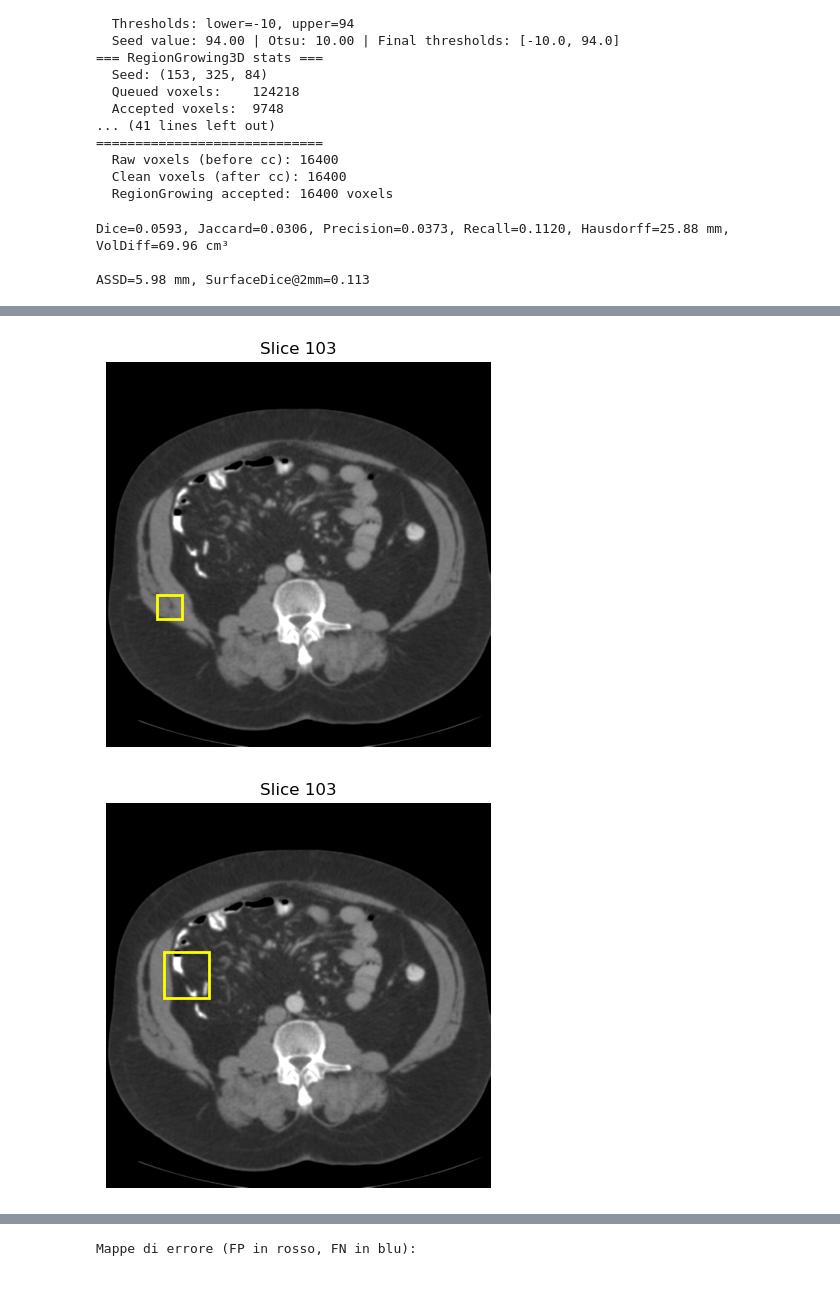
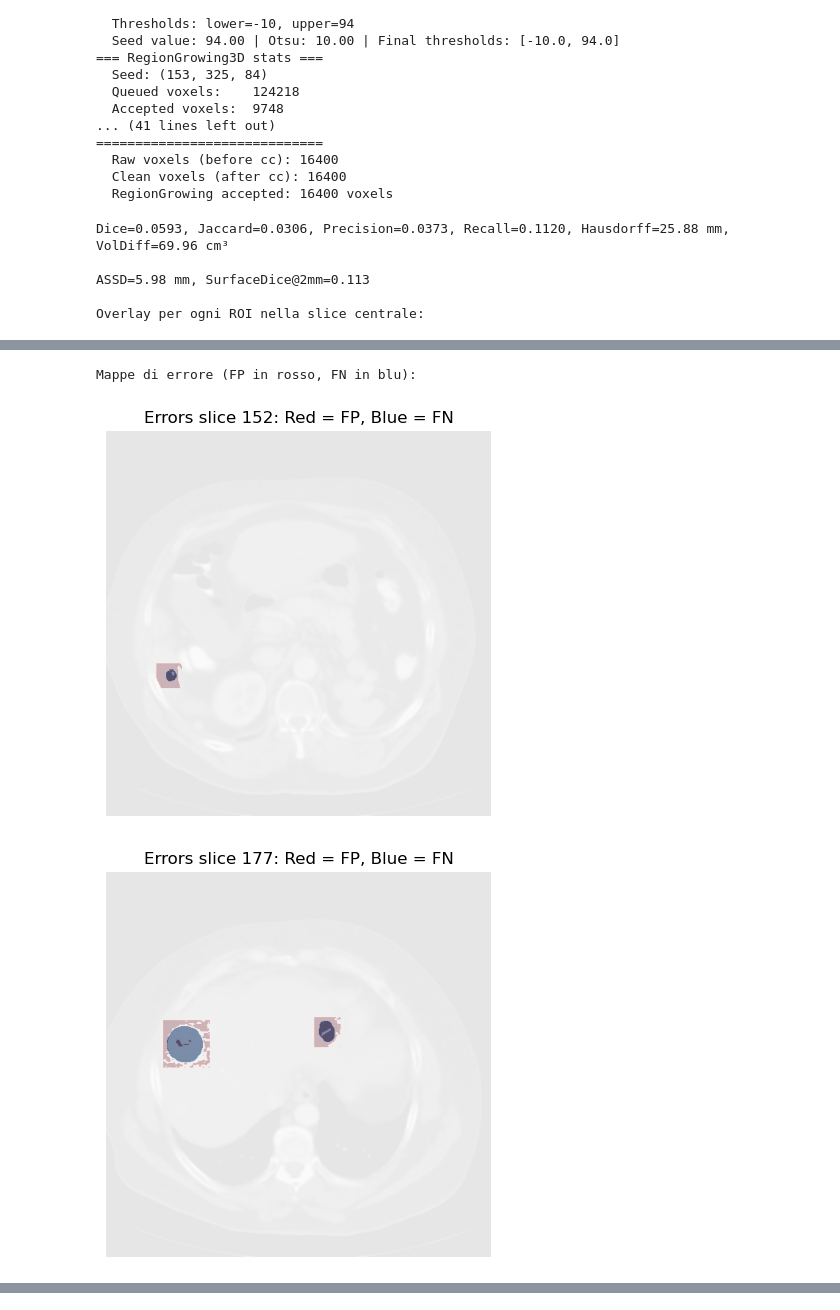
Before and after one commit to gcriscione/MIP, a Jupyter notebook: Project2/notebook.ipynb, the cells around one changed output, grey strips where cells are left out. Drawn from its saved outputs; the diff is of its cells as text; code cells hidden in the pictures.

```diff
--- a/Project2/notebook.ipynb
+++ b/Project2/notebook.ipynb
@@ -686,27 +689,29 @@ surf_dice = EvalMetrics.surface_dice(ref_mask, auto_mask, spacing, tol_mm=2.0)
 print(f"Dice={d:.4f}, Jaccard={j:.4f}, Precision={p:.4f}, Recall={r:.4f}, Hausdorff={hd:.2f} mm, VolDiff={vd:.2f} cm³\n")
 print(f"ASSD={assd_val:.2f} mm, SurfaceDice@2mm={surf_dice:.3f}")
 
-# --- Overlay CT + GT + Auto sul ref_vol ---
-mid = ref_vol.shape[0] // 2
-for dz in [-10, 0, 10]:
-    z = mid + dz
-    if 0 <= z < ref_vol.shape[0]:
-        for res in results:
-            overlay_slice(
-                ref_vol,                # ct
-                ref_mask,               # ground truth
-                auto_mask,              # predetta
-                z,                      # indice di slice
-                res['roi']              # il bbox di quella componente
-            )
+print("\nOverlay per ogni ROI nella slice centrale:")
+for res in results:
+    (min_z, max_z), _, _ = res['roi']
+    z_center = (min_z + max_z) // 2
+    overlay_slice_single_roi(
+        ref_vol,
+        ref_mask,
+        auto_mask,
+        z=z_center,
+        bbox=res['roi'],
+        label=res['label']
+    )
+
 
 # --- Mappe di errore (FP/FN) sul ref_vol ---
 print("\nMappe di errore (FP in rosso, FN in blu):")
-for dz in [-10, 0, 10]:
-    z = mid + dz
-    if 0 <= z < ref_vol.shape[0]:
-        overlay_errors(ref_vol, ref_mask, auto_mask, z)
+for res in results:
+    (min_z, max_z), _, _ = res['roi']
+    z_center = (min_z + max_z) // 2
+    overlay_errors(ref_vol, ref_mask, auto_mask, z_center)
 # %% [output]
 Dice=0.0593, Jaccard=0.0306, Precision=0.0373, Recall=0.1120, Hausdorff=25.88 mm, VolDiff=69.96 cm³
 
 ASSD=5.98 mm, SurfaceDice@2mm=0.113
+
+Overlay per ogni ROI nella slice centrale:
@@ -716,2 +721,3 @@ ASSD=5.98 mm, SurfaceDice@2mm=0.113
+Mappe di errore (FP in rosso, FN in blu):
-[figure, old version]
+[figure, new version]
-[figure, old version]
+[figure, new version]
@@ -722 +724,0 @@ ASSD=5.98 mm, SurfaceDice@2mm=0.113
-Mappe di errore (FP in rosso, FN in blu):
```
Also changed, not shown: parts of 7 cells of this notebook, 11 other files.
